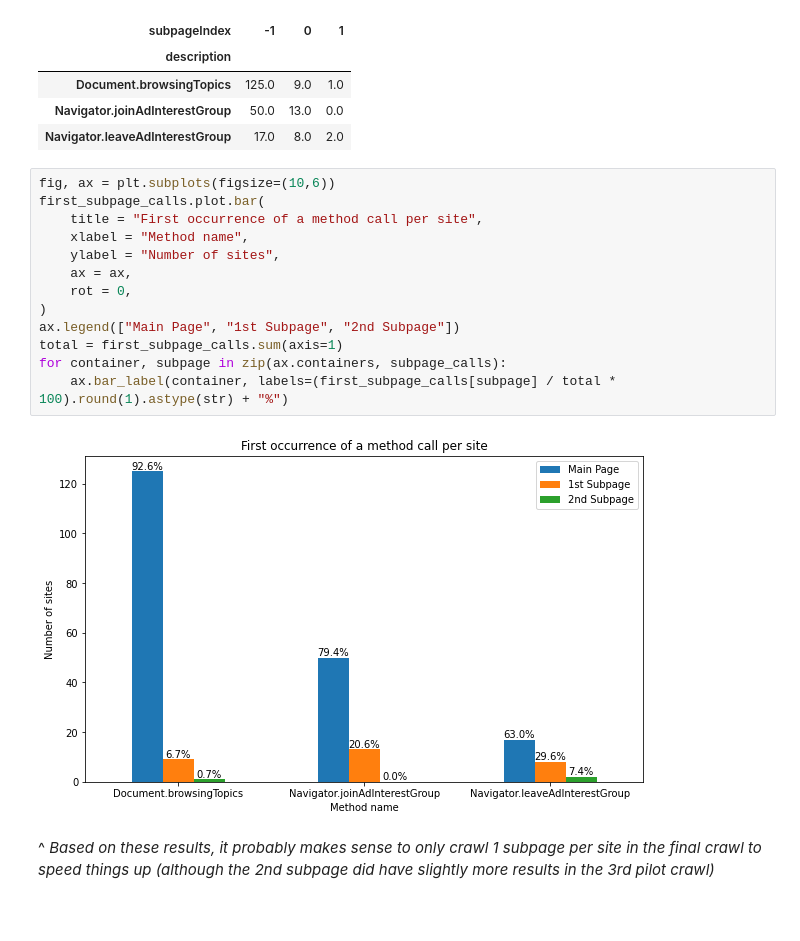
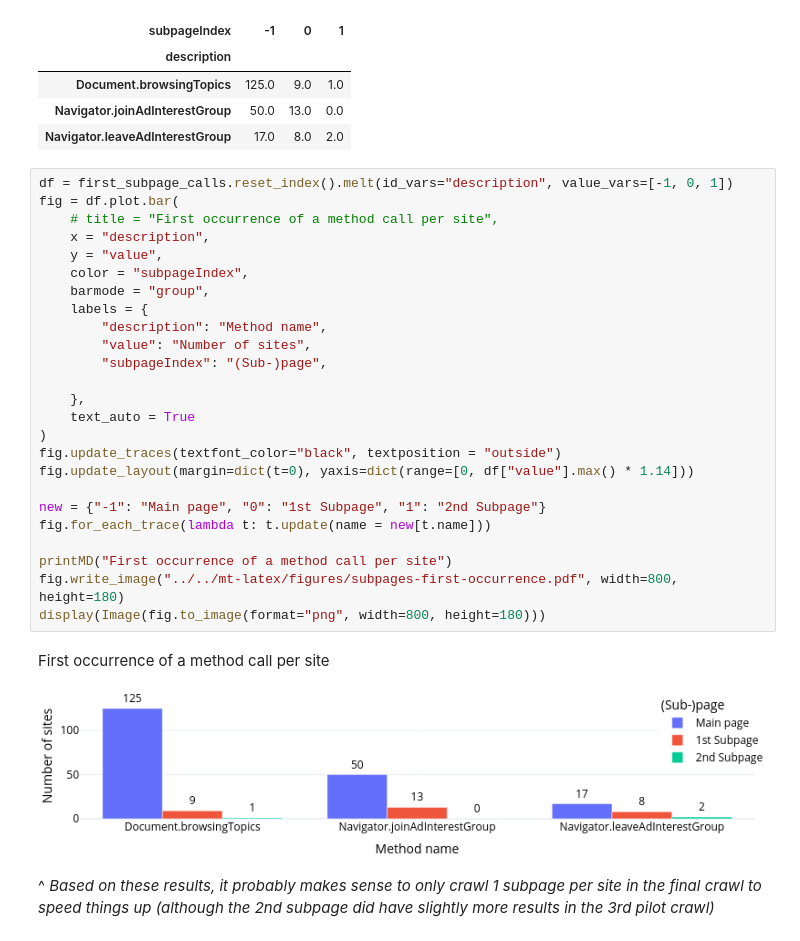
Before and after one commit to MichielP1807/tracker-radar-collector, a Jupyter notebook: post-processing/analysis-pilot-crawl.ipynb, the cells around one changed output. Saved outputs shown, nothing was run; the diff lists cells and outputs as text; blank space fills up the shorter version.

```diff
--- a/post-processing/analysis-pilot-crawl.ipynb
+++ b/post-processing/analysis-pilot-crawl.ipynb
@@ -423,21 +471,34 @@ display(first_subpage_calls)
 | Document.browsingTopics | 125.0 | 9.0 | 1.0 |
 | Navigator.joinAdInterestGroup | 50.0 | 13.0 | 0.0 |
 | Navigator.leaveAdInterestGroup | 17.0 | 8.0 | 2.0 |
-# %%
-fig, ax = plt.subplots(figsize=(10,6))
-first_subpage_calls.plot.bar(
-    title = "First occurrence of a method call per site",
-    xlabel = "Method name",
-    ylabel = "Number of sites",
-    ax = ax,
-    rot = 0,
-)
-ax.legend(["Main Page", "1st Subpage", "2nd Subpage"])
-total = first_subpage_calls.sum(axis=1)
-for container, subpage in zip(ax.containers, subpage_calls):
-    ax.bar_label(container, labels=(first_subpage_calls[subpage] / total * 100).round(1).astype(str) + "%")
-# %% [output]
-[figure, removed]
+# %%
+df = first_subpage_calls.reset_index().melt(id_vars="description", value_vars=[-1, 0, 1])
+fig = df.plot.bar(
+    # title = "First occurrence of a method call per site",
+    x = "description",
+    y = "value",
+    color = "subpageIndex",
+    barmode = "group",
+    labels = {
+        "description": "Method name",
+        "value": "Number of sites",
+        "subpageIndex": "(Sub-)page",
+
+    },
+    text_auto = True
+)
+fig.update_traces(textfont_color="black", textposition = "outside")
+fig.update_layout(margin=dict(t=0), yaxis=dict(range=[0, df["value"].max() * 1.14]))
+
+new = {"-1": "Main page", "0": "1st Subpage", "1": "2nd Subpage"}
+fig.for_each_trace(lambda t: t.update(name = new[t.name]))
+
+printMD("First occurrence of a method call per site")
+fig.write_image("../../mt-latex/figures/subpages-first-occurrence.pdf", width=800, height=180)
+display(Image(fig.to_image(format="png", width=800, height=180)))
+# %% [output]
+First occurrence of a method call per site
+[figure, added]
 # %% [markdown]
 ^ *Based on these results, it probably makes sense to only crawl 1 subpage per site in the final crawl to speed things up (although the 2nd subpage did have slightly more results in the 3rd pilot crawl)*
 # %%
```
Also changed, not shown: parts of 6 cells of this notebook.
